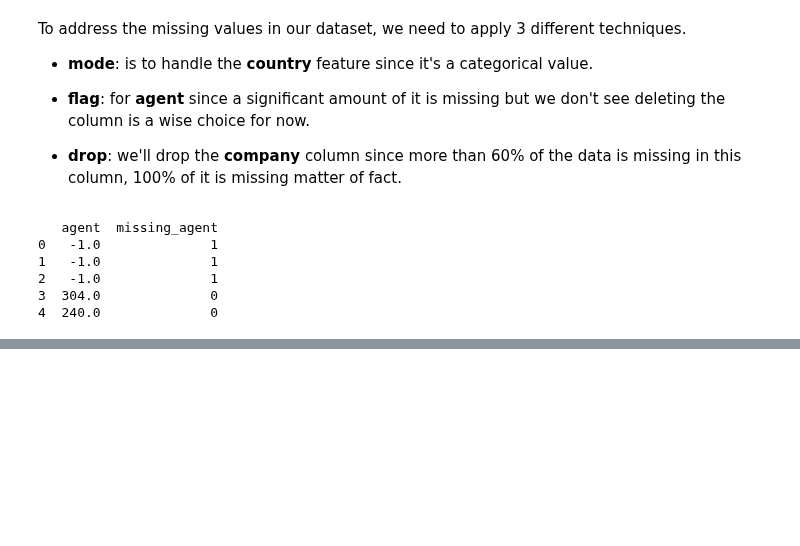
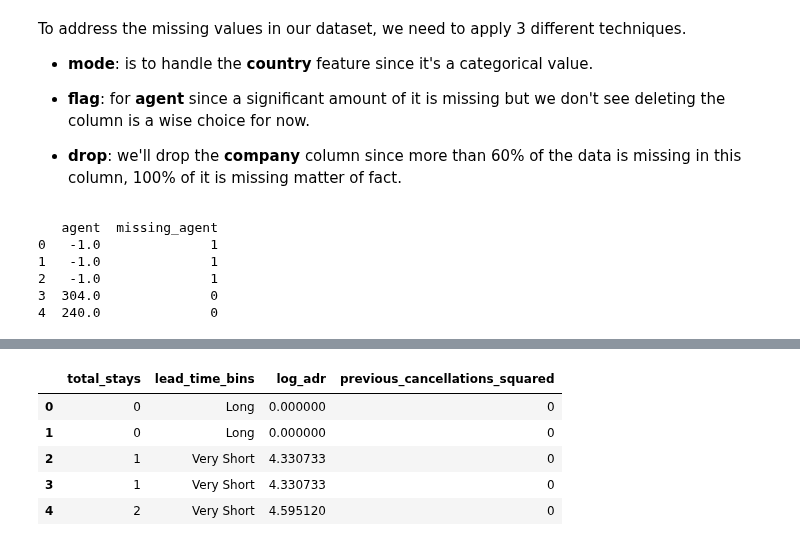
Before and after one commit to cmps460s24/mp-t9-amar-mohamed-osama-salman, a Jupyter notebook: project_new/project.ipynb, the cells around one changed output, grey strips where cells are left out. Saved outputs shown, nothing was run; the diff lists cells and outputs as text; code cells hidden in the pictures; blank space fills up the shorter version.

```diff
--- a/project_new/project.ipynb
+++ b/project_new/project.ipynb
@@ -677 +736,23 @@ print(df[['agent', 'missing_agent']].head())
+# %%
+# Creating an interaction feature
+df['total_stays'] = df['stays_in_weekend_nights'] + df['stays_in_week_nights']
+
+# Binning a feature
+df['lead_time_bins'] = pd.cut(df['lead_time'], bins=[0, 50, 100, 200, 500, 1000], labels=['Very Short', 'Short', 'Medium', 'Long', 'Very Long'])
+
+# Log transformation (ensure no zero values)
+df['log_adr'] = np.log(df['adr'] + 1)  # adding 1 to avoid log(0)
+
+# Polynomial features - creating a squared term of a feature
+df['previous_cancellations_squared'] = df['previous_cancellations'] ** 2
+
+# Show the head of the modified DataFrame to see new features
+df[['total_stays', 'lead_time_bins', 'log_adr', 'previous_cancellations_squared']].head()
+# %% [output]
+|  | total_stays | lead_time_bins | log_adr | previous_cancellations_squared |
+| 0 | 0 | Long | 0.000000 | 0 |
+| 1 | 0 | Long | 0.000000 | 0 |
+| 2 | 1 | Very Short | 4.330733 | 0 |
+| 3 | 1 | Very Short | 4.330733 | 0 |
+| 4 | 2 | Very Short | 4.595120 | 0 |
 # %%
```
Also changed, not shown: parts of 8 cells of this notebook.
